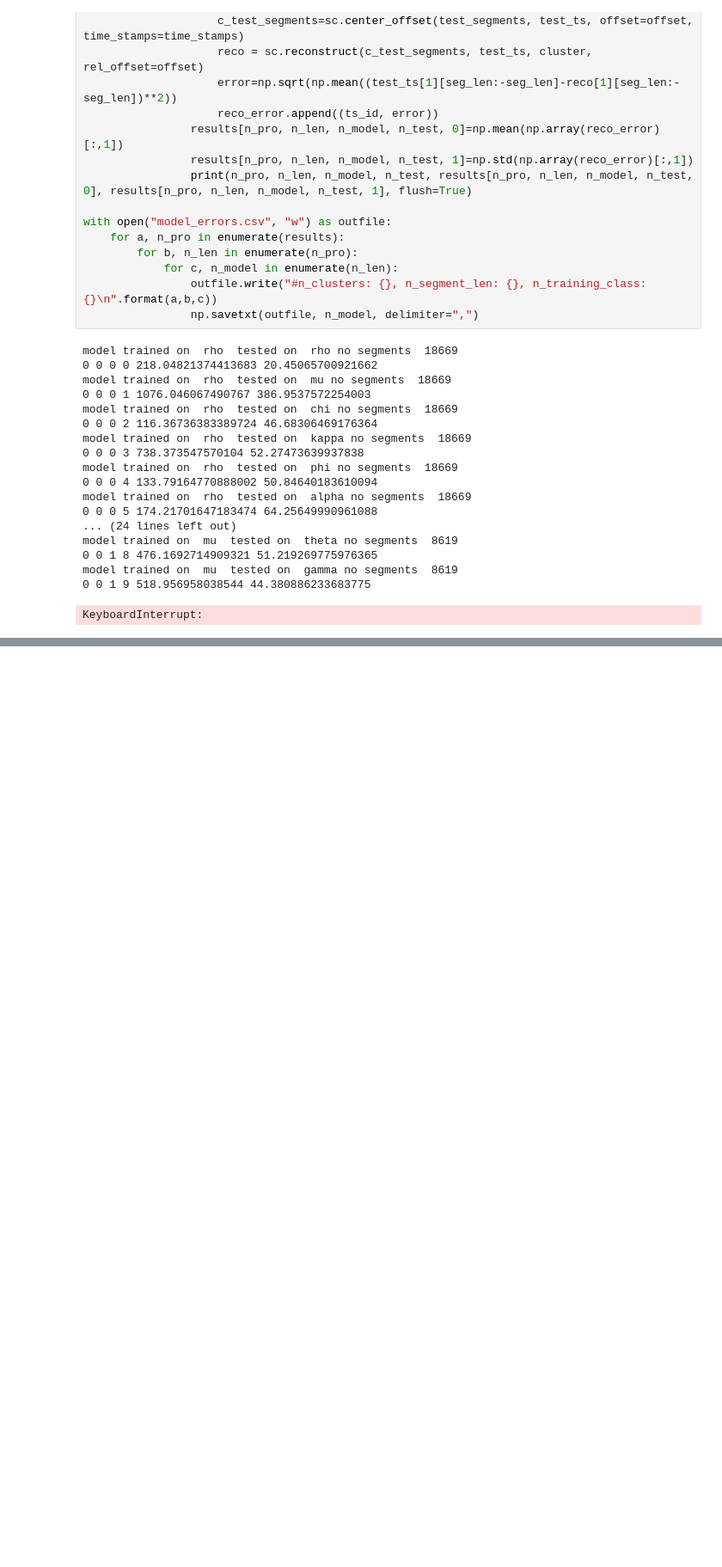
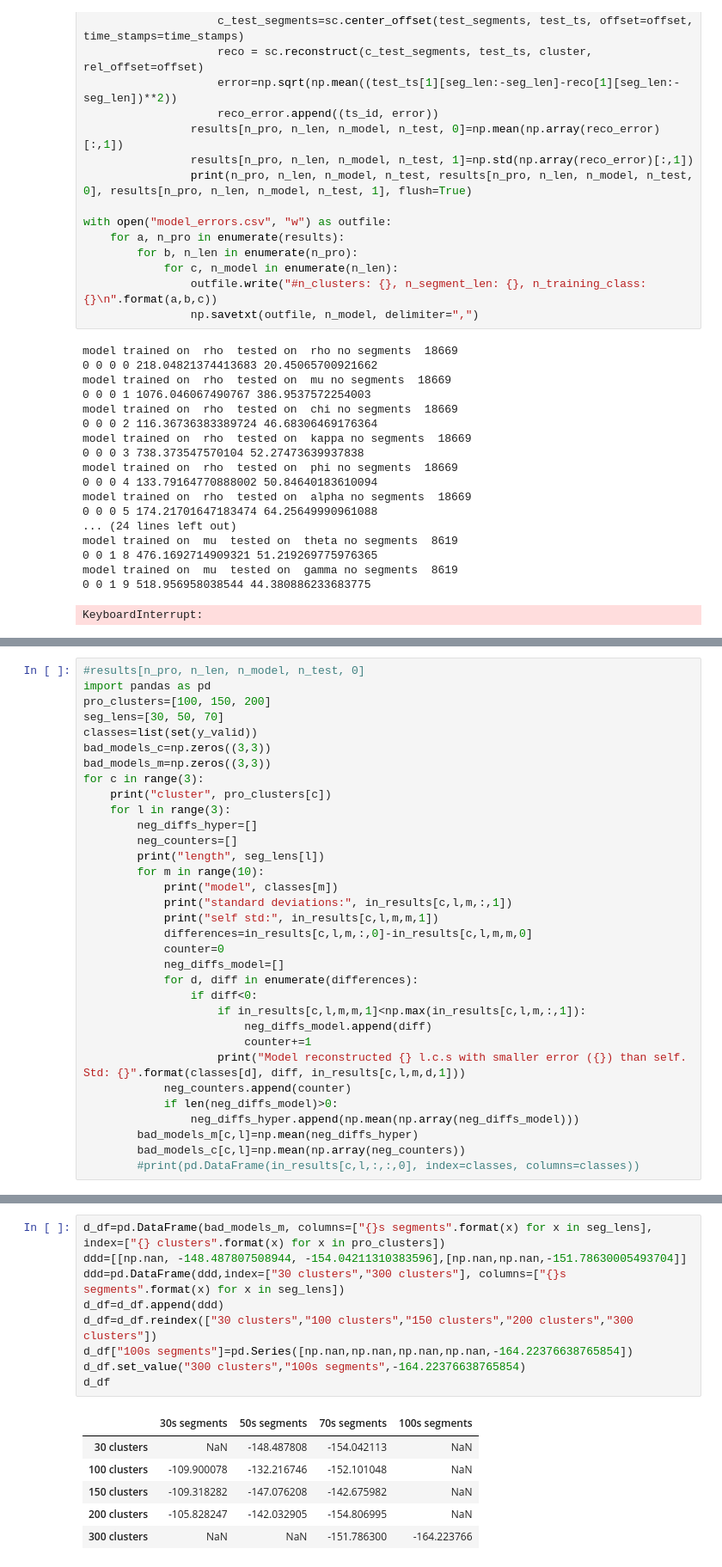
Before and after one commit to jorwatkapola/timeseries_segment_clustering, a Jupyter notebook: segment_clustering.ipynb, the cells around one changed output, grey strips where cells are left out. Shown: that part at 86% size. Drawn from its saved outputs; the diff is of its cells as text; blank space fills up the shorter version.

```diff
--- a/segment_clustering.ipynb
+++ b/segment_clustering.ipynb
@@ -253,0 +263,33 @@ plt.show()
+# %%
+#results[n_pro, n_len, n_model, n_test, 0]
+import pandas as pd
+pro_clusters=[100, 150, 200]
+seg_lens=[30, 50, 70]
+classes=list(set(y_valid))
+bad_models_c=np.zeros((3,3))
+bad_models_m=np.zeros((3,3))
+for c in range(3):
+    print("cluster", pro_clusters[c])
+    for l in range(3):
+        neg_diffs_hyper=[]
+        neg_counters=[]
+        print("length", seg_lens[l])
+        for m in range(10):
+            print("model", classes[m])
+            print("standard deviations:", in_results[c,l,m,:,1])
+            print("self std:", in_results[c,l,m,m,1])
+            differences=in_results[c,l,m,:,0]-in_results[c,l,m,m,0]
+            counter=0
+            neg_diffs_model=[]
+            for d, diff in enumerate(differences):
+                if diff<0:
+                    if in_results[c,l,m,m,1]<np.max(in_results[c,l,m,:,1]):
+                        neg_diffs_model.append(diff)
+                        counter+=1
+                    print("Model reconstructed {} l.c.s with smaller error ({}) than self. Std: {}".format(classes[d], diff, in_results[c,l,m,d,1]))
+            neg_counters.append(counter)
+            if len(neg_diffs_model)>0:
+                neg_diffs_hyper.append(np.mean(np.array(neg_diffs_model)))
+        bad_models_m[c,l]=np.mean(neg_diffs_hyper)
+        bad_models_c[c,l]=np.mean(np.array(neg_counters))
+        #print(pd.DataFrame(in_results[c,l,:,:,0], index=classes, columns=classes))
@@ -253,0 +324,16 @@ plt.show()
+# %%
+d_df=pd.DataFrame(bad_models_m, columns=["{}s segments".format(x) for x in seg_lens], index=["{} clusters".format(x) for x in pro_clusters])
+ddd=[[np.nan, -148.487807508944, -154.04211310383596],[np.nan,np.nan,-151.78630005493704]]
+ddd=pd.DataFrame(ddd,index=["30 clusters","300 clusters"], columns=["{}s segments".format(x) for x in seg_lens])
+d_df=d_df.append(ddd)
+d_df=d_df.reindex(["30 clusters","100 clusters","150 clusters","200 clusters","300 clusters"])
+d_df["100s segments"]=pd.Series([np.nan,np.nan,np.nan,np.nan,-164.22376638765854])
+d_df.set_value("300 clusters","100s segments",-164.22376638765854)
+d_df
+# %% [output]
+|  | 30s segments | 50s segments | 70s segments | 100s segments |
+| 30 clusters | NaN | -148.487808 | -154.042113 | NaN |
+| 100 clusters | -109.900078 | -132.216746 | -152.101048 | NaN |
+| 150 clusters | -109.318282 | -147.076208 | -142.675982 | NaN |
+| 200 clusters | -105.828247 | -142.032905 | -154.806995 | NaN |
+| 300 clusters | NaN | NaN | -151.786300 | -164.223766 |
```
Also changed, not shown: parts of 14 cells of this notebook, 4 other files.
